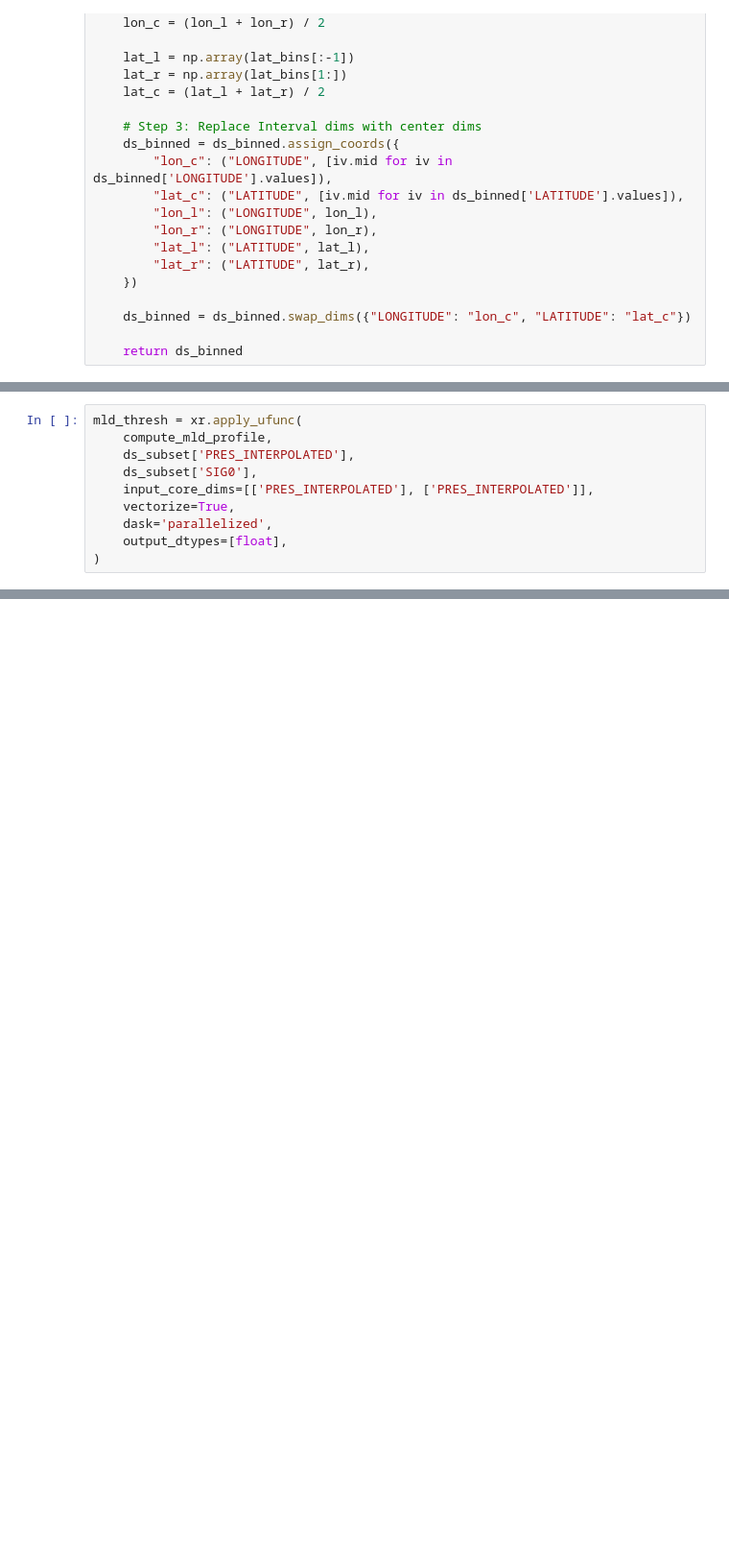
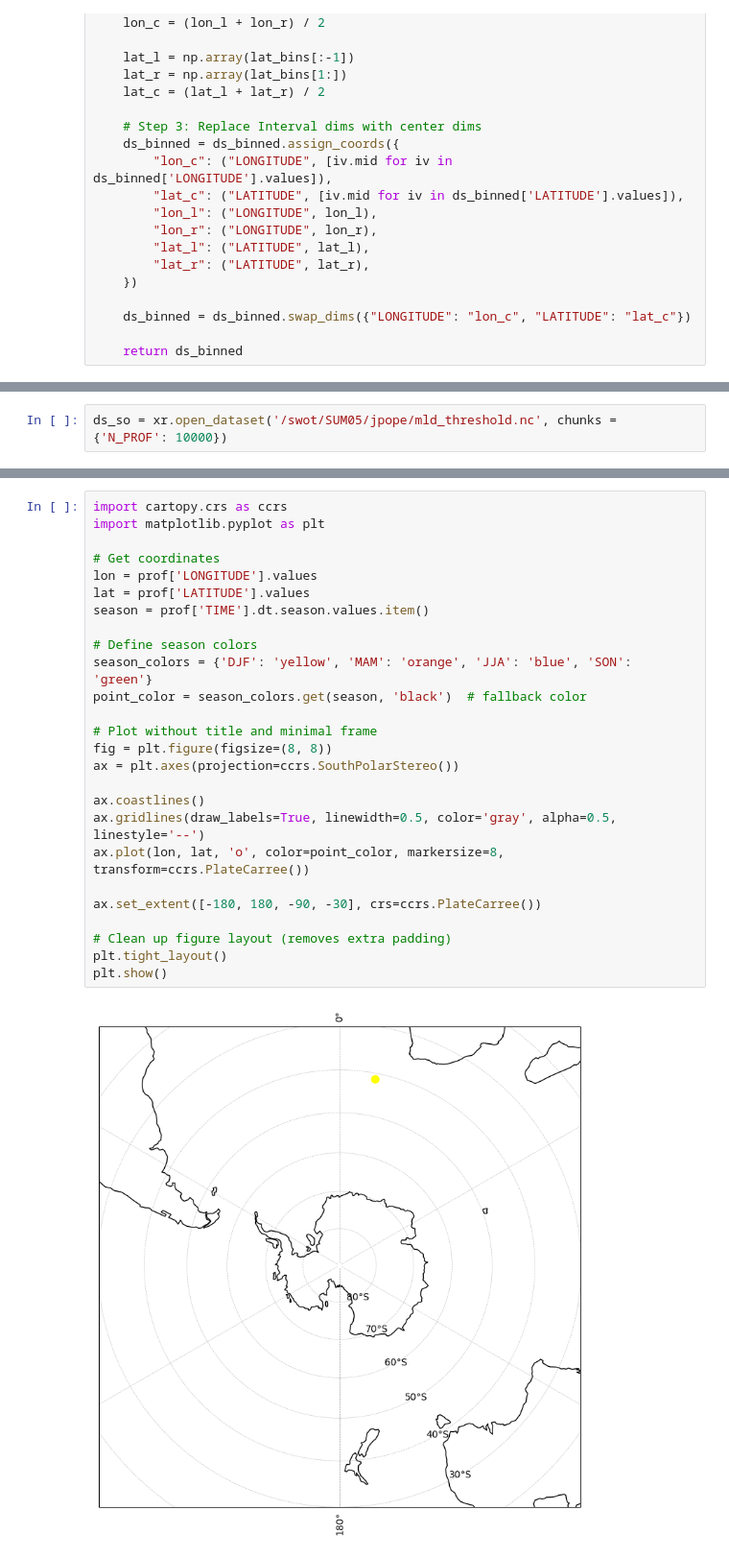
Before and after one commit to JackPope19/so_bl, a Jupyter notebook: reichl.ipynb, the cells around one changed output, grey strips where cells are left out. Shown at 96% size. Saved outputs shown, nothing was run; the diff lists cells and outputs as text; blank space fills up the shorter version.

```diff
--- a/reichl.ipynb
+++ b/reichl.ipynb
@@ -112,10 +74,0 @@ ds_subset = ds_subset.load()
-# %%
-mld_thresh = xr.apply_ufunc(
-    compute_mld_profile,
-    ds_subset['PRES_INTERPOLATED'],
-    ds_subset['SIG0'],
-    input_core_dims=[['PRES_INTERPOLATED'], ['PRES_INTERPOLATED']],
-    vectorize=True,
-    dask='parallelized',
-    output_dtypes=[float],
-)
@@ -343,0 +165,2 @@ array([        nan,         nan,         nan,         nan,         nan,
+# %%
+ds_so = xr.open_dataset('/swot/SUM05/jpope/mld_threshold.nc', chunks = {'N_PROF': 10000})
@@ -343,0 +456,28 @@ array([        nan,         nan,         nan,         nan,         nan,
+# %%
+import cartopy.crs as ccrs
+import matplotlib.pyplot as plt
+
+# Get coordinates
+lon = prof['LONGITUDE'].values
+lat = prof['LATITUDE'].values
+season = prof['TIME'].dt.season.values.item()
+
+# Define season colors
+season_colors = {'DJF': 'yellow', 'MAM': 'orange', 'JJA': 'blue', 'SON': 'green'}
+point_color = season_colors.get(season, 'black')  # fallback color
+
+# Plot without title and minimal frame
+fig = plt.figure(figsize=(8, 8))
+ax = plt.axes(projection=ccrs.SouthPolarStereo())
+
+ax.coastlines()
+ax.gridlines(draw_labels=True, linewidth=0.5, color='gray', alpha=0.5, linestyle='--')
+ax.plot(lon, lat, 'o', color=point_color, markersize=8, transform=ccrs.PlateCarree())
+
+ax.set_extent([-180, 180, -90, -30], crs=ccrs.PlateCarree())
+
+# Clean up figure layout (removes extra padding)
+plt.tight_layout()
+plt.show()
+# %% [output]
+[figure, added]
```
Also changed, not shown: parts of 59 cells of this notebook.
